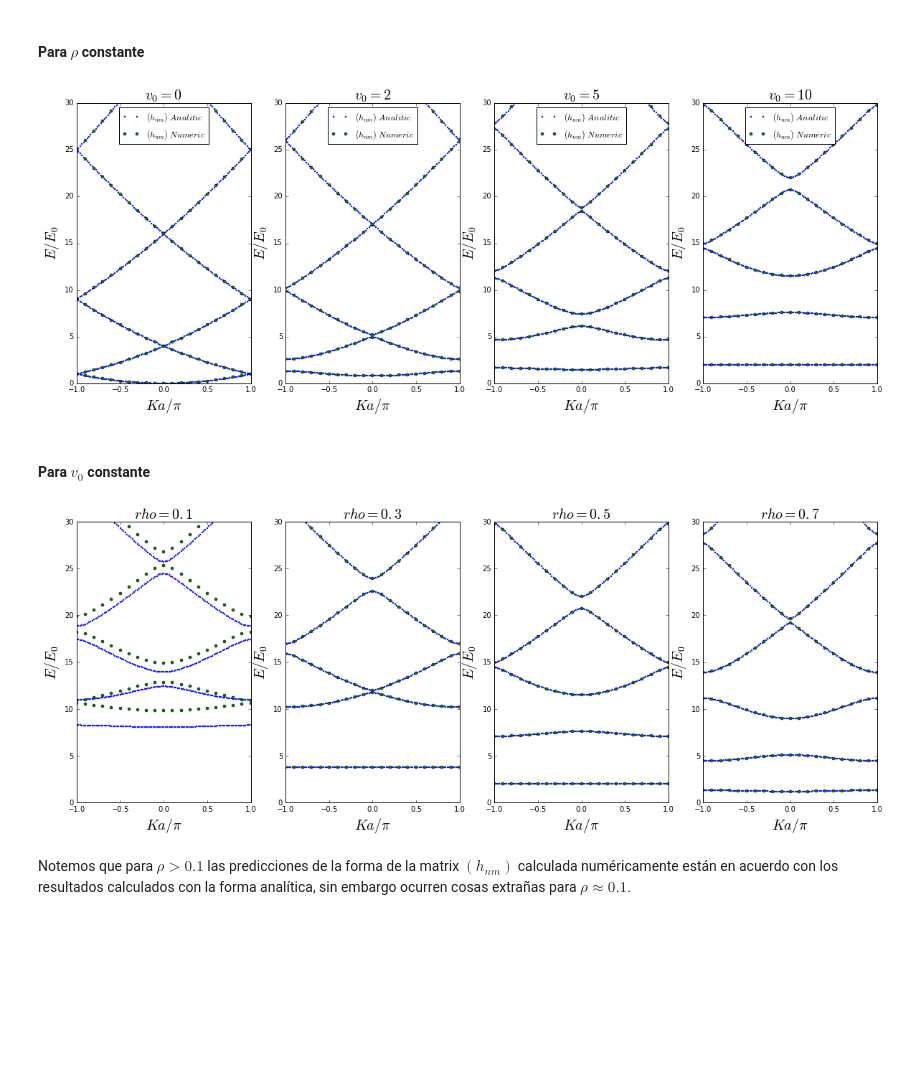
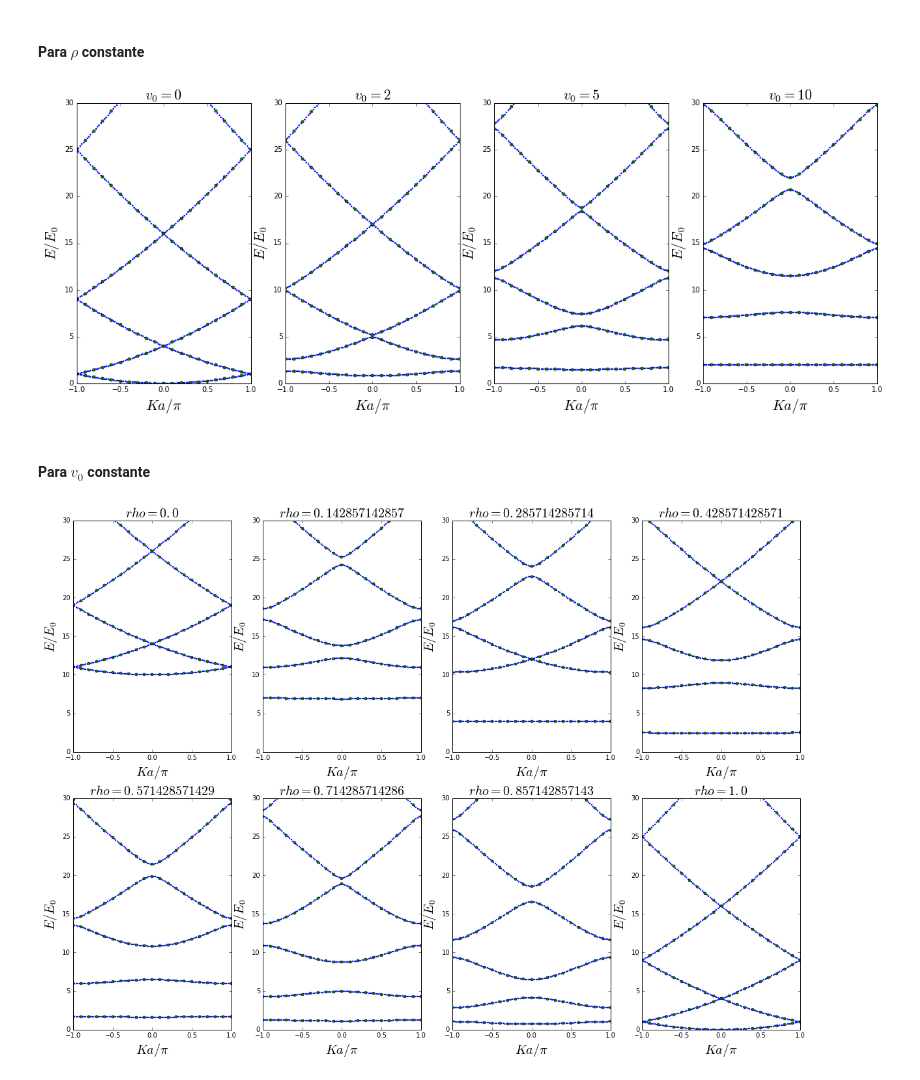
Before and after one commit to diegohdzrjk/Proyecto-Computacional, a Jupyter notebook: Kronig_Penny_model_1D_numeric.ipynb, the cells around one changed output. Cells and saved outputs as stored; diff of their text form; code cells hidden in the pictures; blank space fills up the shorter version.

Commit message:
Se termina de analizar el proceso de integracion numerica

```diff
--- a/Kronig_Penny_model_1D_numeric.ipynb
+++ b/Kronig_Penny_model_1D_numeric.ipynb
@@ -233,52 +169,64 @@ ax = fig.add_subplot(141)
 bx = fig.add_subplot(142)
 cx = fig.add_subplot(143)
 dx = fig.add_subplot(144)
-
-v0s = [0, 2, 5, 10]
 graphs = [ax,bx,cx,dx]
 
+
+Ka_vals = 101
+Ka_vals_numeric = 21
+N = 5
+rho = 0.5
+v0s = [0, 2, 5, 10]
+
+Energies = [np.zeros((Ka_vals, 2*N+1)), np.zeros((Ka_vals, 2*N+1)),
+            np.zeros((Ka_vals, 2*N+1)), np.zeros((Ka_vals, 2*N+1))]
+Energies_numeric = [np.zeros((Ka_vals, 2*N+1)), np.zeros((Ka_vals, 2*N+1)),
+            np.zeros((Ka_vals, 2*N+1)), np.zeros((Ka_vals, 2*N+1))]
+
+
 for i in range(4):
+    Energies[i] = ParseKa(Ka_vals, N, v0s[i], rho)
+    Energies_numeric[i] = ParseKa_numeric(Ka_vals_numeric, N, v0s[i], rho)
     graphs[i].plot(Energies[i][0,:], Energies[i][1,:], '.', markersize=4, label="$(h_{nm})\ Analitic$")
-    graphs[i].plot(Energies_numeric[i][0,:], Energies_numeric[i][1,:], 'o',markersize=4, label="$(h_{nm})\ Numeric$")
+    graphs[i].plot(Energies_numeric[i][0,:], Energies_numeric[i][1,:], 'o', markersize=4)
     graphs[i].set_title("$v_0 = "+str(v0s[i])+"$", fontsize=20)
     graphs[i].set_ylim(0,30)
     graphs[i].set_xlabel("$Ka/\pi$", fontsize=20)
     graphs[i].set_ylabel("$E/E_0$", fontsize=20)
-    graphs[i].legend(loc='best')
 # %% [output]
-[figure, old version]
+[figure, new version]
 # %% [markdown]
 #### Para $v_0$ constante
 # %%
-fig = figure(figsize=(20,7))
-ax = fig.add_subplot(141)
-bx = fig.add_subplot(142)
-cx = fig.add_subplot(143)
-dx = fig.add_subplot(144)
+fig = figure(figsize=(20,14))
+ax = fig.add_subplot(241)
+bx = fig.add_subplot(242)
+cx = fig.add_subplot(243)
+dx = fig.add_subplot(244)
+ex = fig.add_subplot(245)
+fx = fig.add_subplot(246)
+gx = fig.add_subplot(247)
+hx = fig.add_subplot(248)
 
 Ka_vals = 101
 Ka_vals_numeric = 21
 N = 10
 N_numeric = 10
-rhos = [0.1, 0.3, 0.5, 0.7]
 v0 = 10
+rhos = np.linspace(0,1,8)
 
-Energies = [np.zeros((Ka_vals, 2*N+1)), np.zeros((Ka_vals, 2*N+1)),
-            np.zeros((Ka_vals, 2*N+1)), np.zeros((Ka_vals, 2*N+1))]
-Energies_numeric = [np.zeros((Ka_vals_numeric, 2*N+1)), np.zeros((Ka_vals_numeric, 2*N+1)),
-            np.zeros((Ka_vals_numeric, 2*N+1)), np.zeros((Ka_vals_numeric, 2*N+1))]
-graphs = [ax,bx,cx,dx]
+Energies = np.zeros((Ka_vals, 2*N+1))
+Energies_numeric = np.zeros((Ka_vals_numeric, 2*N+1))
+graphs = [ax,bx,cx,dx,ex,fx,gx,hx]
 
-for i in range(4):
-    Energies[i] = ParseKa(Ka_vals, N, v0, rhos[i])
-    Energies_numeric[i] = ParseKa_numeric(Ka_vals_numeric, N, v0, rhos[i])
-    graphs[i].plot(Energies[i][0,:], Energies[i][1,:], '.', markersize=4, label="$(h_{nm})\ Analitic$")
-    graphs[i].plot(Energies_numeric[i][0,:], Energies_numeric[i][1,:],  'o',markersize=4, label="$(h_{nm})\ Numeric$")
+for i in range(len(graphs)):
+    Energies = ParseKa(Ka_vals, N, v0, rhos[i])
+    Energies_numeric = ParseKa_numeric(Ka_vals_numeric, N, v0, rhos[i])
+    graphs[i].plot(Energies[0,:], Energies[1,:], '.', markersize=4, label="$(h_{nm})\ Analitic$")
+    graphs[i].plot(Energies_numeric[0,:], Energies_numeric[1,:],  'o',markersize=4, label="$(h_{nm})\ Numeric$")
     graphs[i].set_title("$rho = "+str(rhos[i])+"$", fontsize=20)
     graphs[i].set_ylim(0,30)
     graphs[i].set_xlabel("$Ka/\pi$", fontsize=20)
     graphs[i].set_ylabel("$E/E_0$", fontsize=20)
 # %% [output]
-[figure, old version]
+[figure, new version]
-# %% [markdown]
-Notemos que para $\rho > 0.1$ las predicciones de la forma de la matrix $(h_{nm})$ calculada numéricamente están en acuerdo con los resultados calculados con la forma analítica, sin embargo ocurren cosas extrañas para $\rho \approx 0.1$.
```
Also changed, not shown: parts of 7 cells of this notebook.
